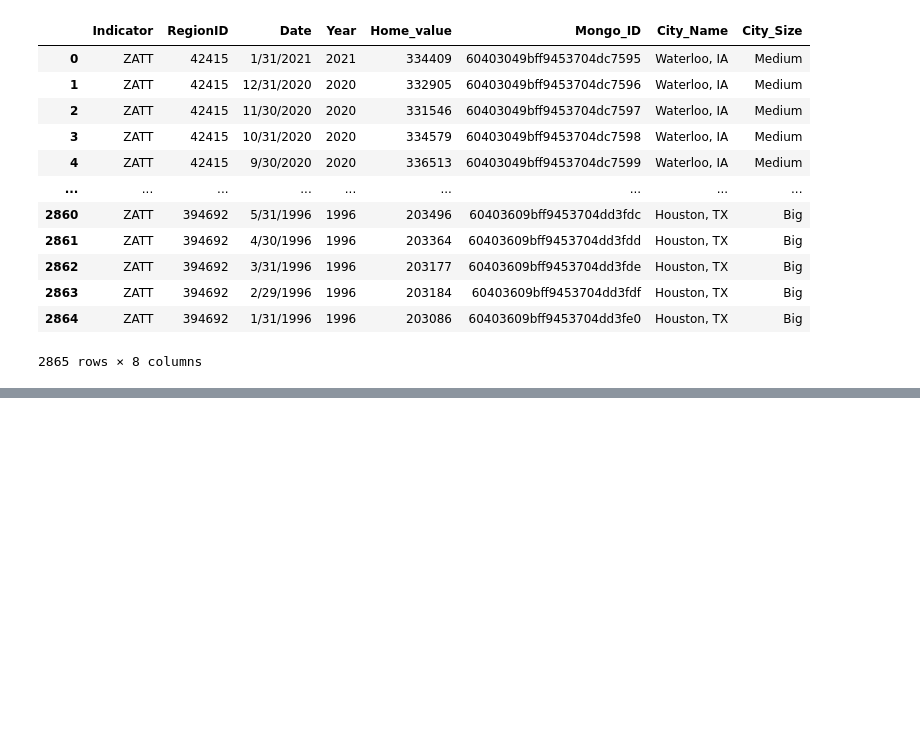
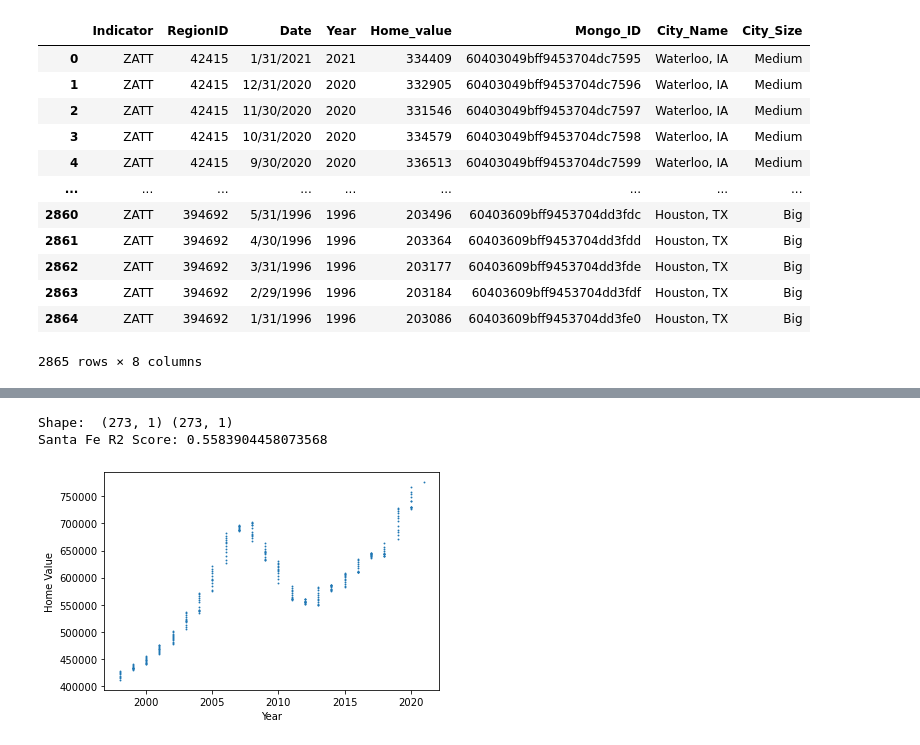
Before and after one commit to marinahobday/housingProject3, a Jupyter notebook: final-project- model.ipynb, the cells around one changed output, grey strips where cells are left out. Cells and saved outputs as stored; diff of their text form; code cells hidden in the pictures; blank space fills up the shorter version.

```diff
--- a/final-project- model.ipynb
+++ b/final-project- model.ipynb
@@ -54,0 +103,17 @@ plt.show()
+# %%
+###  SANTE FE
+
+X = SantaFe['Year'].values.reshape(-1,1)
+y= SantaFe['Home_value'].values.reshape(-1,1)
+print("Shape: ", X.shape, y.shape)
+plt.scatter(X,y, s=0.75)
+plt.xlabel("Year")
+plt.ylabel("Home Value")
+SantaFemodel=LinearRegression()
+SantaFemodel.fit(X,y)
+SantaFescore=SantaFemodel.score(X,y)
+print(f"Santa Fe R2 Score: {SantaFescore}")
+# %% [output]
+Shape:  (273, 1) (273, 1)
+Santa Fe R2 Score: 0.5583904458073568
+[figure, added]
```
Also changed, not shown: parts of 13 cells of this notebook.
